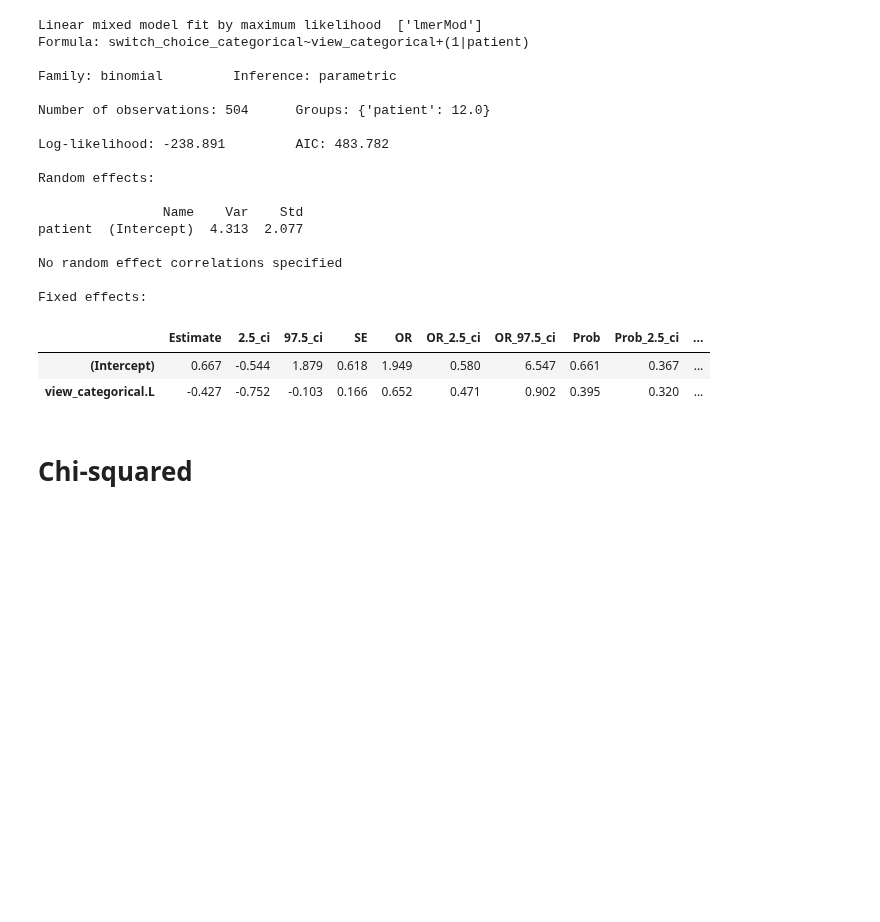
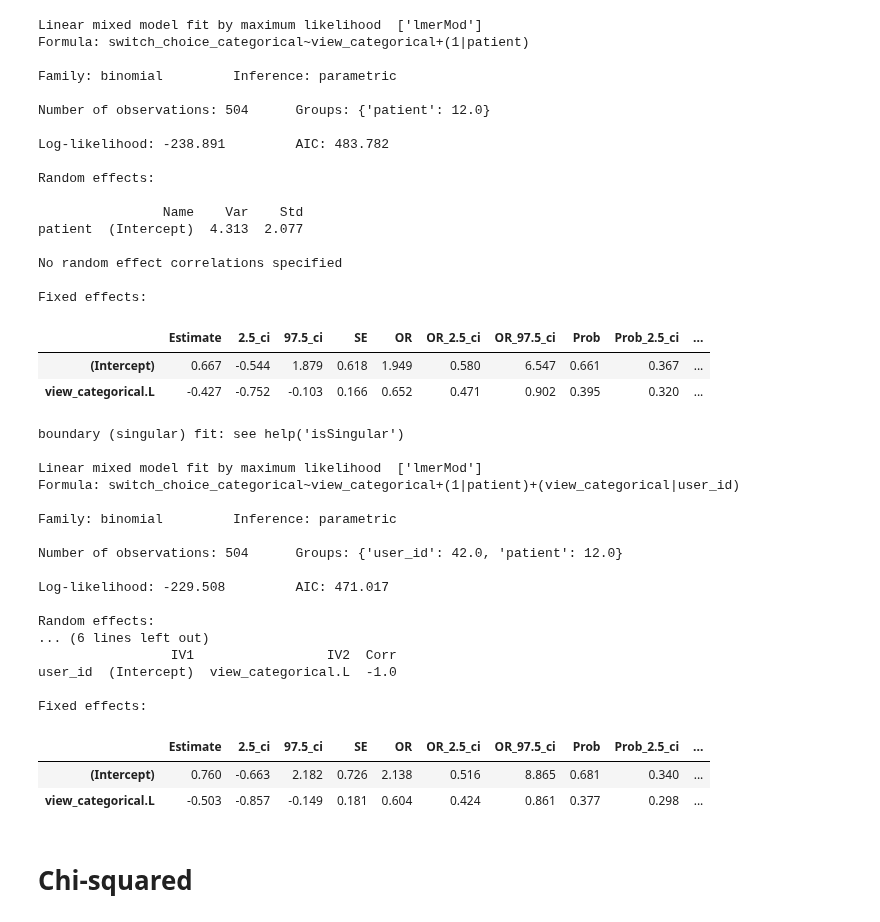
Before and after one commit to WilliamBolton/cdss_demo, a Jupyter notebook: cdss_1/cdss_1/analysis/decision_analysis.ipynb, the cells around one changed output. Drawn from its saved outputs; the diff is of its cells as text; code cells hidden in the pictures; blank space fills up the shorter version.

```diff
--- a/cdss_1/cdss_1/analysis/decision_analysis.ipynb
+++ b/cdss_1/cdss_1/analysis/decision_analysis.ipynb
@@ -356,6 +356,36 @@ Fixed effects:
 |  | Estimate | 2.5_ci | 97.5_ci | SE | OR | OR_2.5_ci | OR_97.5_ci | Prob | Prob_2.5_ci | ... |
 | (Intercept) | 0.667 | -0.544 | 1.879 | 0.618 | 1.949 | 0.580 | 6.547 | 0.661 | 0.367 | ... |
 | view_categorical.L | -0.427 | -0.752 | -0.103 | 0.166 | 0.652 | 0.471 | 0.902 | 0.395 | 0.320 | ... |
+# %%
+from pymer4.models import Lmer
+
+# Ensure your 'decision' is binary (0/1) and 'vignette' indicates the grouping variable.
+model = Lmer('switch_choice_categorical ~ view_categorical + (1|patient) + (view_categorical|user_id)',
+             data=all_choices,
+             family='binomial')
+model.fit()
+#print(model.summary())
+# %% [output]
+boundary (singular) fit: see help('isSingular')
+
+Linear mixed model fit by maximum likelihood  ['lmerMod']
+Formula: switch_choice_categorical~view_categorical+(1|patient)+(view_categorical|user_id)
+
+Family: binomial         Inference: parametric
+
+Number of observations: 504      Groups: {'user_id': 42.0, 'patient': 12.0}
+
+Log-likelihood: -229.508         AIC: 471.017
+
+Random effects:
+... (6 lines left out)
+                 IV1                 IV2  Corr
+user_id  (Intercept)  view_categorical.L  -1.0
+
+Fixed effects:
+|  | Estimate | 2.5_ci | 97.5_ci | SE | OR | OR_2.5_ci | OR_97.5_ci | Prob | Prob_2.5_ci | ... |
+| (Intercept) | 0.760 | -0.663 | 2.182 | 0.726 | 2.138 | 0.516 | 8.865 | 0.681 | 0.340 | ... |
+| view_categorical.L | -0.503 | -0.857 | -0.149 | 0.181 | 0.604 | 0.424 | 0.861 | 0.377 | 0.298 | ... |
 # %% [markdown]
 # Chi-squared
 # %%
```
Also changed, not shown: parts of 1 cell of this notebook.
